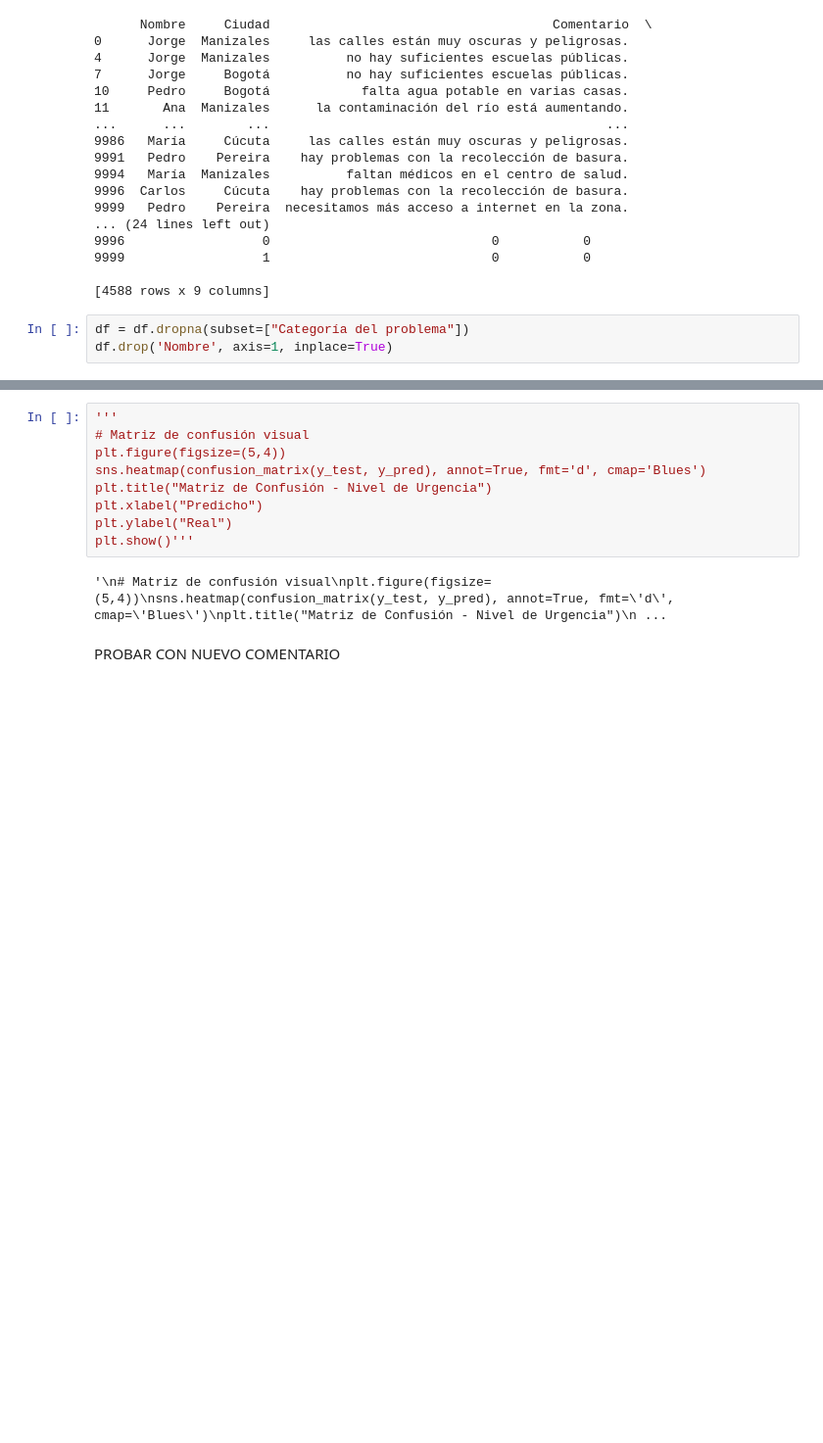
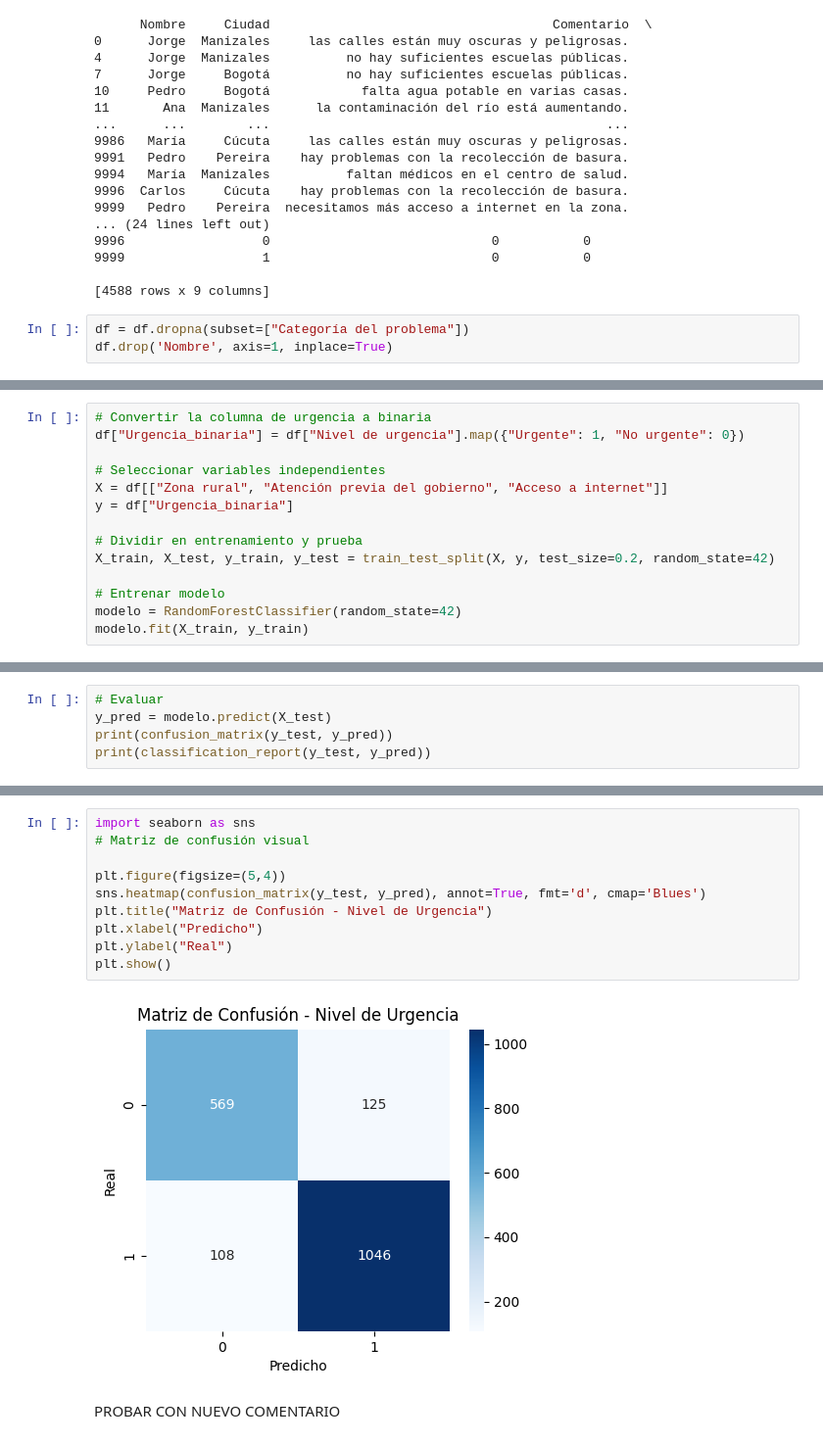
Before and after one commit to ariss99nn/SENASOFT, a Jupyter notebook: RETO.ipynb, the cells around one changed output, grey strips where cells are left out. Shown at 98% size. Drawn from its saved outputs; the diff is of its cells as text; blank space fills up the shorter version.

```diff
--- a/RETO.ipynb
+++ b/RETO.ipynb
@@ -259,0 +229,14 @@ print(classification_report(y_test, y_pred))
+# %%
+# Convertir la columna de urgencia a binaria
+df["Urgencia_binaria"] = df["Nivel de urgencia"].map({"Urgente": 1, "No urgente": 0})
+
+# Seleccionar variables independientes
+X = df[["Zona rural", "Atención previa del gobierno", "Acceso a internet"]]
+y = df["Urgencia_binaria"]
+
+# Dividir en entrenamiento y prueba
+X_train, X_test, y_train, y_test = train_test_split(X, y, test_size=0.2, random_state=42)
+
+# Entrenar modelo
+modelo = RandomForestClassifier(random_state=42)
+modelo.fit(X_train, y_train)
@@ -259,0 +245,5 @@ print(classification_report(y_test, y_pred))
+# %%
+# Evaluar
+y_pred = modelo.predict(X_test)
+print(confusion_matrix(y_test, y_pred))
+print(classification_report(y_test, y_pred))
@@ -260,14 +261,15 @@ print(classification_report(y_test, y_pred))
 # %%
-'''
+import seaborn as sns
 # Matriz de confusión visual
+
 plt.figure(figsize=(5,4))
 sns.heatmap(confusion_matrix(y_test, y_pred), annot=True, fmt='d', cmap='Blues')
 plt.title("Matriz de Confusión - Nivel de Urgencia")
 plt.xlabel("Predicho")
 plt.ylabel("Real")
-plt.show()'''
+plt.show()
 # %% [output]
-'\n# Matriz de confusión visual\nplt.figure(figsize=(5,4))\nsns.heatmap(confusion_matrix(y_test, y_pred), annot=True, fmt=\'d\', cmap=\'Blues\')\nplt.title("Matriz de Confusión - Nivel de Urgencia")\n ...
+[figure, added]
 # %% [markdown]
 PROBAR CON NUEVO COMENTARIO
 # %%
```
Also changed, not shown: parts of 16 cells of this notebook, 2 other files.
